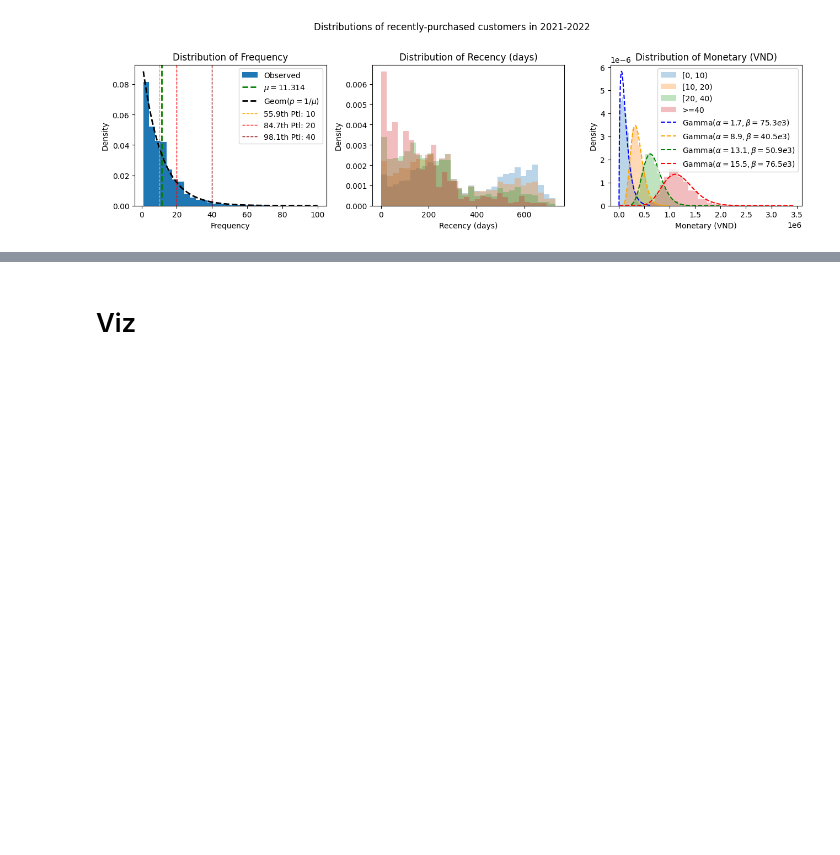
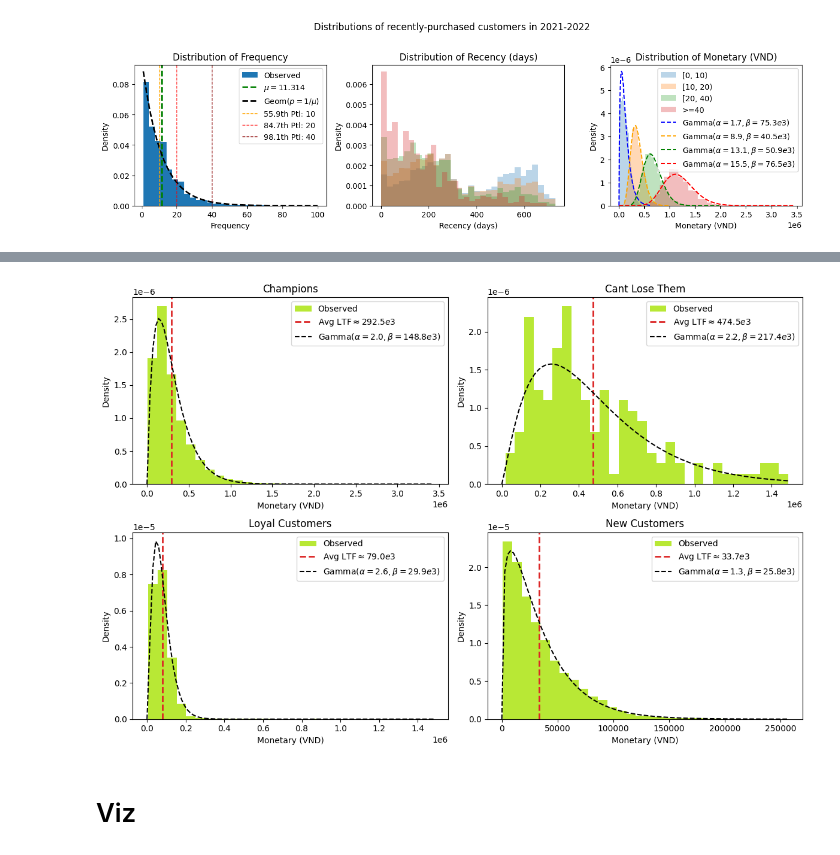
Before and after one commit to Ngoc-Cac/USHIET-DATATHON26, a Jupyter notebook: notebooks/eda.ipynb, the cells around one changed output, grey strips where cells are left out. Saved outputs shown, nothing was run; the diff lists cells and outputs as text; code cells hidden in the pictures; blank space fills up the shorter version.

```diff
--- a/notebooks/eda.ipynb
+++ b/notebooks/eda.ipynb
@@ -428,3 +414,49 @@ _, (w, b, R2) = stats.probplot(samples["frequency"], (1/mu,), stats.geom, plot=p
+# %%
+def draw_monetary_hist(filtered, ax):
+    x = np.linspace(0, filtered.max(), 100)
+    alpha, loc, beta = stats.gamma.fit(filtered, floc=0)
+    y = stats.gamma.pdf(x, [alpha], scale=beta, loc=loc)
+
+    filtered.plot.hist(
+        bins=30,
+        xlabel="Monetary (VND)",
+        ylabel="Density",
+        color="#B8E835",
+        label="Observed",
+        density=True,
+        # alpha=0.3,
+        ax=ax
+    )
+
+    ax.axvline(
+        alpha * beta,
+        color="#DC2626",
+        linestyle='--',
+        linewidth=2,
+        label=rf'Avg LTF$\approx{alpha * beta / 1e3:.1f}e3$'
+    )
+    ax.plot(
+        x, y, color="black", linestyle="--",
+        label=rf'Gamma($\alpha={alpha:.1f}, \beta={beta / 1e3:.1f}e3$)'
+    )
+# %%
+fig = plt.figure(figsize=(12, 8))
+axes = fig.subplot_mosaic([
+    ["Champions", "Cant Lose Them"],
+    ["Loyal Customers", "New Customers"]
+])
+
+for group, rows in samples.groupby("rfm_seg"):
+    if group not in axes: continue
+
+    ax = axes[group]
+    draw_monetary_hist(rows["monetary"], ax)
+    ax.legend()
+    ax.set_title(group)
+
+fig.tight_layout()
+# %% [output]
+[figure, added]
 # %% [markdown]
 # Viz
 # %% [markdown]
```
Also changed, not shown: parts of 7 cells of this notebook.
